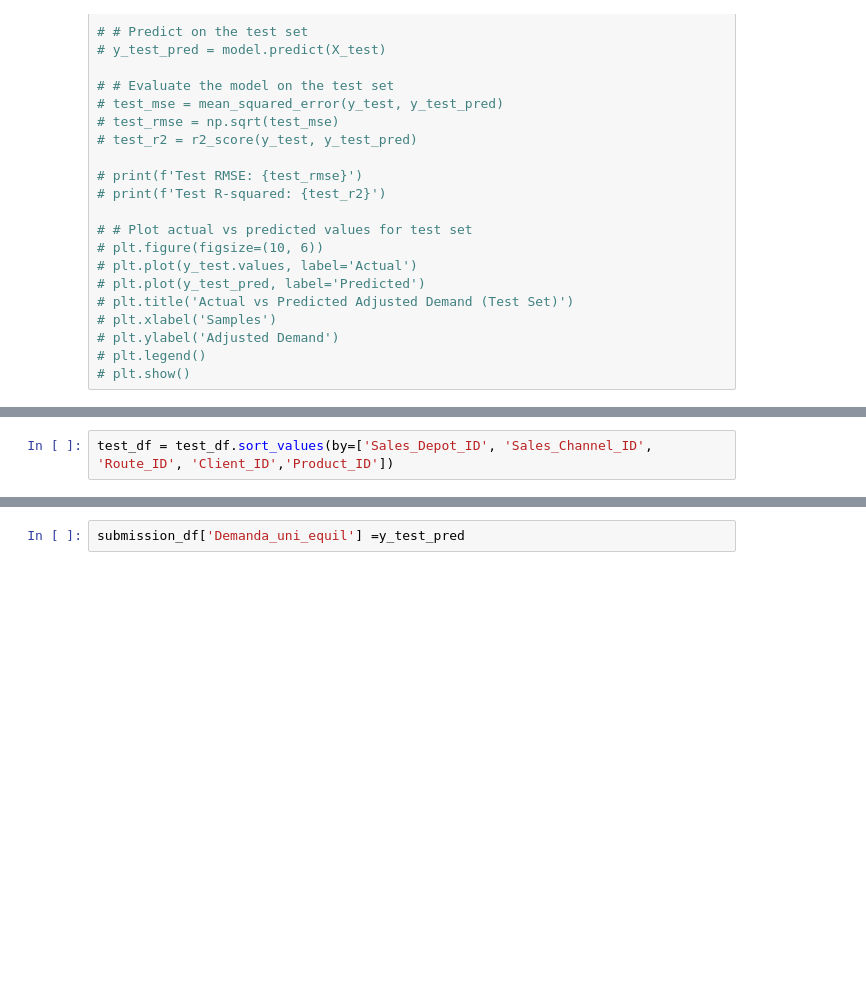
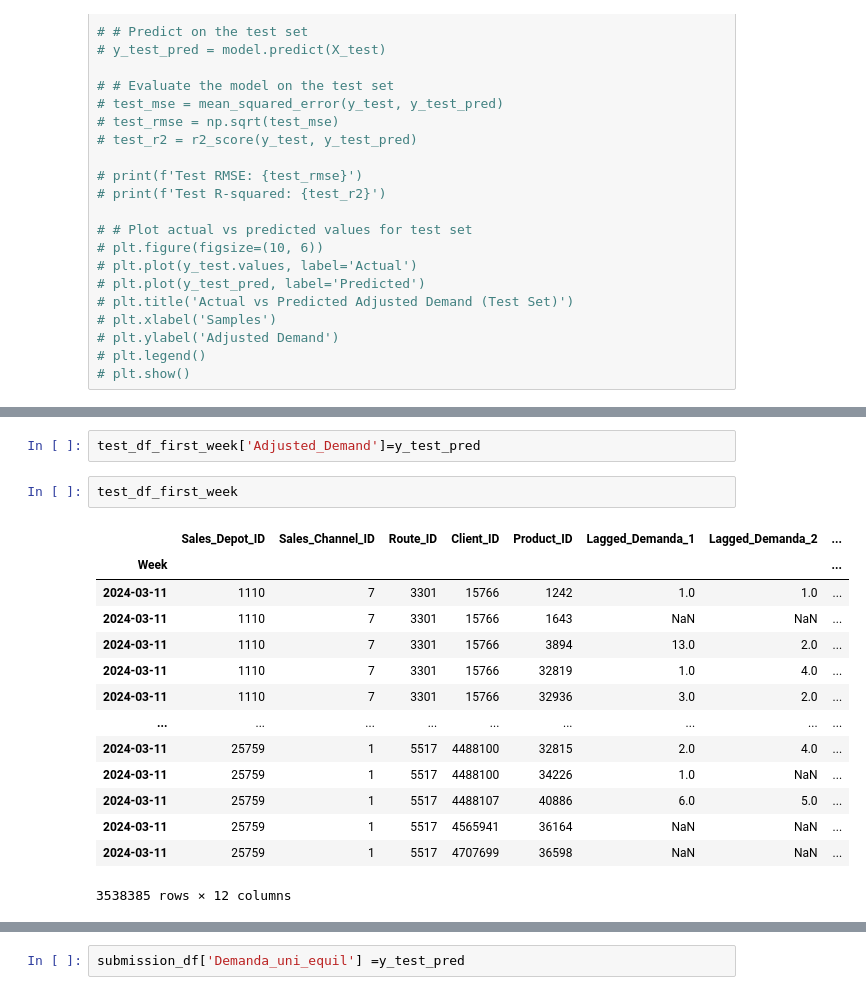
Before and after one commit to agshiv92/Azure_ML_project-2, a Jupyter notebook: group-bimbo-predictive-model.ipynb, the cells around one changed output, grey strips where cells are left out. Saved outputs shown, nothing was run; the diff lists cells and outputs as text; blank space fills up the shorter version.

```diff
--- a/group-bimbo-predictive-model.ipynb
+++ b/group-bimbo-predictive-model.ipynb
@@ -736,4 +705,2 @@ gc.collect()
-# %%
-test_df = test_df.sort_values(by=['Sales_Depot_ID', 'Sales_Channel_ID', 'Route_ID', 'Client_ID','Product_ID'])
 # %%
 test_df = test_df.drop('Adjusted_Demand',axis=1)
@@ -742,2 +720,21 @@ y_test_pred = model.predict(test_df)
 # %% [output]
 [LightGBM] [Warning] Accuracy may be bad since you didn't explicitly set num_leaves OR 2^max_depth > num_leaves. (num_leaves=31).
+# %%
+test_df_first_week['Adjusted_Demand']=y_test_pred
+# %%
+test_df_first_week
+# %% [output]
+|  | Sales_Depot_ID | Sales_Channel_ID | Route_ID | Client_ID | Product_ID | Lagged_Demanda_1 | Lagged_Demanda_2 | ... |
+| Week |  |  |  |  |  |  |  | ... |
+| 2024-03-11 | 1110 | 7 | 3301 | 15766 | 1242 | 1.0 | 1.0 | ... |
+| 2024-03-11 | 1110 | 7 | 3301 | 15766 | 1643 | NaN | NaN | ... |
+| 2024-03-11 | 1110 | 7 | 3301 | 15766 | 3894 | 13.0 | 2.0 | ... |
+| 2024-03-11 | 1110 | 7 | 3301 | 15766 | 32819 | 1.0 | 4.0 | ... |
+| 2024-03-11 | 1110 | 7 | 3301 | 15766 | 32936 | 3.0 | 2.0 | ... |
+| ... | ... | ... | ... | ... | ... | ... | ... | ... |
+| 2024-03-11 | 25759 | 1 | 5517 | 4488100 | 32815 | 2.0 | 4.0 | ... |
+| 2024-03-11 | 25759 | 1 | 5517 | 4488100 | 34226 | 1.0 | NaN | ... |
+| 2024-03-11 | 25759 | 1 | 5517 | 4488107 | 40886 | 6.0 | 5.0 | ... |
+| 2024-03-11 | 25759 | 1 | 5517 | 4565941 | 36164 | NaN | NaN | ... |
+| 2024-03-11 | 25759 | 1 | 5517 | 4707699 | 36598 | NaN | NaN | ... |
+3538385 rows × 12 columns
```
Also changed, not shown: parts of 15 cells of this notebook.
